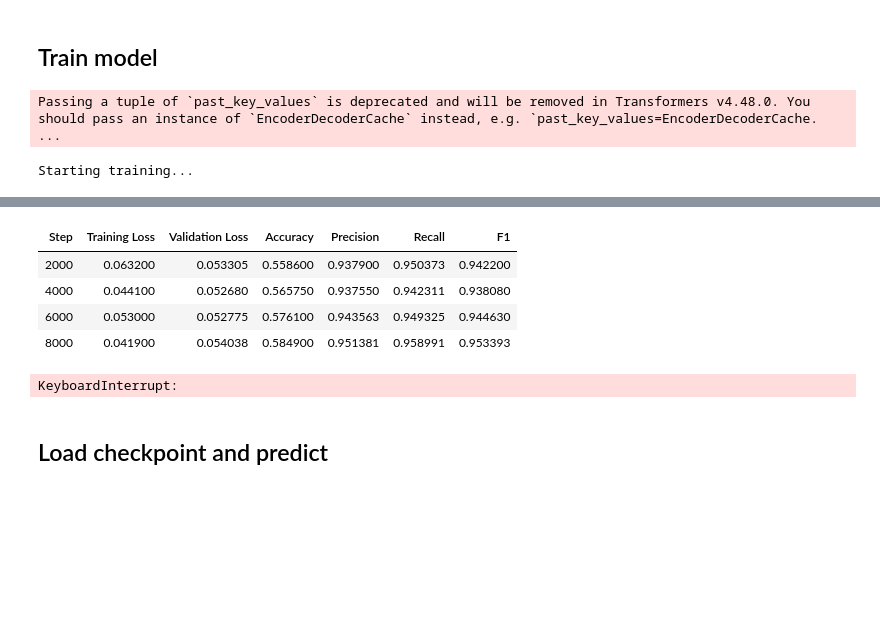
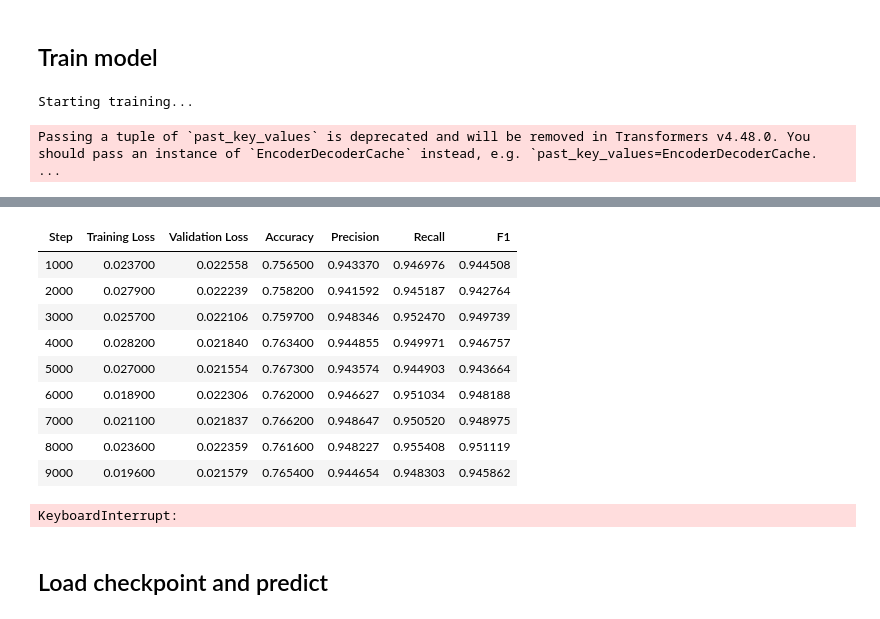
Before and after one commit to RuslanZaripov/avito-ds-internship-task, a Jupyter notebook: notebooks/model_training.ipynb, the cells around one changed output, grey strips where cells are left out. Cells and saved outputs as stored; diff of their text form; code cells hidden in the pictures; blank space fills up the shorter version.

```diff
--- a/notebooks/model_training.ipynb
+++ b/notebooks/model_training.ipynb
@@ -257,7 +264,7 @@ tokenized_val = val_dataset.map(
 # - Then we set logits for disallowed tokens to -inf.
 
 class EDConstrainedLogitsProcessor(LogitsProcessor):
-    def __init__(self, encoder_inputs: List[List[int]], pad_token_id: int, space_token_id: int):
+    def __init__(self, encoder_inputs: List[List[int]], pad_token_id: int, space_token_id: int, eos_token_id: int):
         """
         encoder_inputs: list of lists (for each batch element) containing encoder input ids
         (without special padding or with padding - we'll trim)
@@ -265,6 +272,7 @@ class EDConstrainedLogitsProcessor(LogitsProcessor):
         self.encoder_inputs = [self._trim(inp, pad_token_id) for inp in encoder_inputs]
         self.pad = pad_token_id
         self.space_id = space_token_id
+        self.eos_id = eos_token_id
 
     def _trim(self, arr, pad_id):
         # remove trailing pad tokens if present
@@ -286,29 +294,22 @@ class EDConstrainedLogitsProcessor(LogitsProcessor):
 
         for i in range(bs):
             enc = self.encoder_inputs[i]
-            # compute pos: number of previous generated tokens that match enc in order
-            # Skip BOS if present (T5 generation may start with decoder_start_token_id) — we only look at tokens after the decoder start.
             gen = input_ids[i].tolist()
+
             # compute position in encoder: count how many times we consumed a source token
             pos = 0
-            enc_idx = 0
-            # iterate generated tokens (skip initial special tokens like bos if any)
-            # We assume that whenever a generated token equals enc[enc_idx], it consumes that input byte (pos++)
             for tok in gen:
-                if enc_idx < len(enc) and tok == enc[enc_idx]:
-                    enc_idx += 1
-            pos = enc_idx
+                if pos < len(enc) and tok == enc[pos]:
+                    pos += 1
 
-            allowed = set()
-            allowed.add(self.space_id)
+            allowed = {self.space_id}
             if pos < len(enc):
                 allowed.add(enc[pos])
+            if pos >= len(enc):
+                # Allow EOS after consuming all input
+                allowed.add(self.eos_id)
 
-            # if pos >= len(enc): optionally allow only spaces or EOS, but here we will allow only EOS and space. We'll allow EOS as well.
-            if pos >= len(enc):
-                # optionally allow eos (if defined), but we don't know eos here. We'll allow space only.
-                allowed = {self.space_id}
-            # mask others
+            # Create mask
             mask = torch.full((vocab_size,), big_neg, device=device)
             allowed_list = list(allowed)
             mask[allowed_list] = 0.0
@@ -316,13 +317,14 @@ class EDConstrainedLogitsProcessor(LogitsProcessor):
 
         return masked
 
-def build_logits_processor_for_batch(batch_input_ids, pad_token_id, space_token_id):
+def build_logits_processor_for_batch(batch_input_ids, pad_token_id, space_token_id, eos_token_id):
     # batch_input_ids: torch tensor (batch, seq_len)
     encoder_inputs = [row.tolist() for row in batch_input_ids]
     ed = EDConstrainedLogitsProcessor(
         encoder_inputs=encoder_inputs,
         pad_token_id=pad_token_id,
-        space_token_id=space_token_id
+        space_token_id=space_token_id,
+        eos_token_id=eos_token_id,
     )
     return LogitsProcessorList([ed])
 # %%
@@ -339,11 +341,13 @@ def generate_constrained(batch, max_length):
 
     pad_id = tokenizer.pad_token_id
     space_id = tokenizer.encode(" ", add_special_tokens=False)[0]
+    eos_id = tokenizer.eos_token_id
 
     logits_processor = build_logits_processor_for_batch(
         input_ids.detach().cpu(),
         pad_token_id=pad_id,
-        space_token_id=space_id
+        space_token_id=space_id,
+        eos_token_id=eos_id,
     )
 
     generated = model.generate(
@@ -465,13 +469,13 @@ data_collator = DataCollatorForSeq2Seq(tokenizer, model=model)
 training_args = Seq2SeqTrainingArguments(
     output_dir="./byt5-ed",
     eval_strategy="steps",
-    eval_steps=2000,
+    eval_steps=1000,
     save_strategy="steps",
-    save_steps=2000,
+    save_steps=1000,
     save_total_limit=2,
     learning_rate=3e-4,
-    per_device_train_batch_size=16,
-    per_device_eval_batch_size=16,
+    per_device_train_batch_size=8,
+    per_device_eval_batch_size=8,
     gradient_accumulation_steps=2,
     eval_accumulation_steps=10,
     weight_decay=0.01,
@@ -489,7 +493,7 @@ trainer = ConstrainedSeq2SeqTrainer(
     tokenizer=tokenizer,
     data_collator=data_collator,
     compute_metrics=compute_metrics,
-    max_length=window_length,
+    max_length=gen_max_length,
 )
 print("Starting training...")
 trainer.train()
@@ -499,5 +503,5 @@ trainer.save_model(training_args.output_dir)
 
 print(f"Model saved {training_args.output_dir}")
 # %% [output]
-Passing a tuple of `past_key_values` is deprecated and will be removed in Transformers v4.48.0. You should pass an instance of `EncoderDecoderCache` instead, e.g. `past_key_values=EncoderDecoderCache. ...
+Starting training...
-Starting training...
+Passing a tuple of `past_key_values` is deprecated and will be removed in Transformers v4.48.0. You should pass an instance of `EncoderDecoderCache` instead, e.g. `past_key_values=EncoderDecoderCache. ...
@@ -505,8 +509,13 @@ Starting training...
 | Step | Training Loss | Validation Loss | Accuracy | Precision | Recall | F1 |
-| 2000 | 0.063200 | 0.053305 | 0.558600 | 0.937900 | 0.950373 | 0.942200 |
-| 4000 | 0.044100 | 0.052680 | 0.565750 | 0.937550 | 0.942311 | 0.938080 |
-| 6000 | 0.053000 | 0.052775 | 0.576100 | 0.943563 | 0.949325 | 0.944630 |
-| 8000 | 0.041900 | 0.054038 | 0.584900 | 0.951381 | 0.958991 | 0.953393 |
+| 1000 | 0.023700 | 0.022558 | 0.756500 | 0.943370 | 0.946976 | 0.944508 |
+| 2000 | 0.027900 | 0.022239 | 0.758200 | 0.941592 | 0.945187 | 0.942764 |
+| 3000 | 0.025700 | 0.022106 | 0.759700 | 0.948346 | 0.952470 | 0.949739 |
+| 4000 | 0.028200 | 0.021840 | 0.763400 | 0.944855 | 0.949971 | 0.946757 |
+| 5000 | 0.027000 | 0.021554 | 0.767300 | 0.943574 | 0.944903 | 0.943664 |
+| 6000 | 0.018900 | 0.022306 | 0.762000 | 0.946627 | 0.951034 | 0.948188 |
+| 7000 | 0.021100 | 0.021837 | 0.766200 | 0.948647 | 0.950520 | 0.948975 |
+| 8000 | 0.023600 | 0.022359 | 0.761600 | 0.948227 | 0.955408 | 0.951119 |
+| 9000 | 0.019600 | 0.021579 | 0.765400 | 0.944654 | 0.948303 | 0.945862 |
 KeyboardInterrupt:
 # %% [markdown]
 ## Load checkpoint and predict
```
Also changed, not shown: parts of 15 cells of this notebook, 5 other files.
